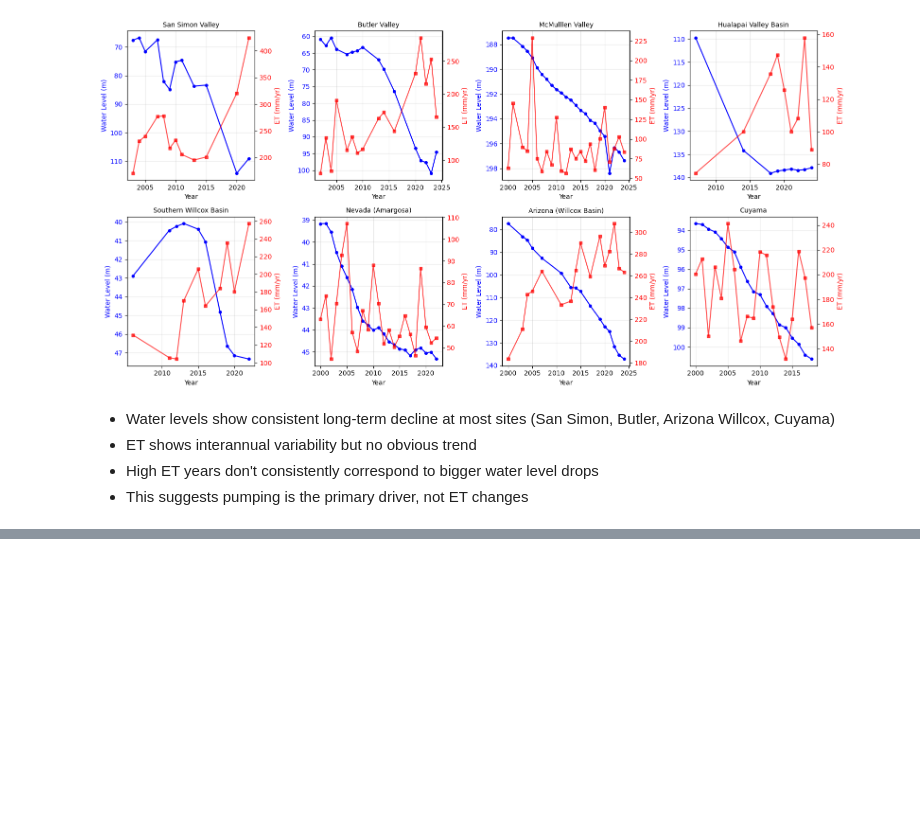
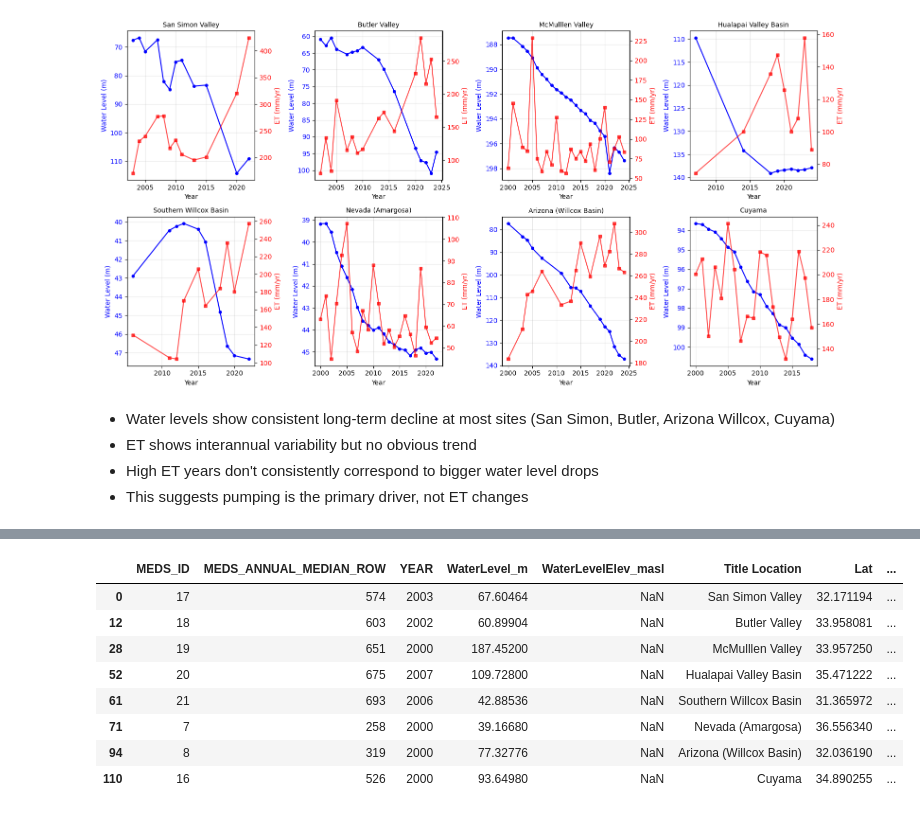
Before and after one commit to meds-AridGW/GW-depth-data-exploration, a Jupyter notebook: precipitation.ipynb, the cells around one changed output, grey strips where cells are left out. Cells and saved outputs as stored; diff of their text form; code cells hidden in the pictures; blank space fills up the shorter version.

```diff
--- a/precipitation.ipynb
+++ b/precipitation.ipynb
@@ -307,0 +434,37 @@ plt.show()
+# %%
+# open raster
+ds = xr.open_dataset(
+    "/capstone/aridgw/data/prism_ppt_us_30s_20200101_avg_30y.tif",
+    engine="rasterio"
+)
+
+# interpolate raster at site points
+values = ds["band_data"].interp(
+    x=xr.DataArray(et_gw_merged_all_sites["longitude"], dims="points"),
+    y=xr.DataArray(et_gw_merged_all_sites["latitude"], dims="points"),
+    method="nearest"
+).values
+
+# flatten to 1D
+et_gw_merged_all_sites["prism_precip_normal"] = values.flatten()
+
+# Multiply by 365 to get from mm/day to mm/year
+et_gw_merged_all_sites["prism_precip_normal_mm"] = (
+    et_gw_merged_all_sites["prism_precip_normal"] * 365
+)
+
+# Keep only one row per location
+subset_unique = et_gw_merged_all_sites.drop_duplicates(subset="Title Location")
+
+# Display in notebook
+display(subset_unique)
+# %% [output]
+|  | MEDS_ID | MEDS_ANNUAL_MEDIAN_ROW | YEAR | WaterLevel_m | WaterLevelElev_masl | Title Location | Lat | ... |
+| 0 | 17 | 574 | 2003 | 67.60464 | NaN | San Simon Valley | 32.171194 | ... |
+| 12 | 18 | 603 | 2002 | 60.89904 | NaN | Butler Valley | 33.958081 | ... |
+| 28 | 19 | 651 | 2000 | 187.45200 | NaN | McMulllen Valley | 33.957250 | ... |
+| 52 | 20 | 675 | 2007 | 109.72800 | NaN | Hualapai Valley Basin | 35.471222 | ... |
+| 61 | 21 | 693 | 2006 | 42.88536 | NaN | Southern Willcox Basin | 31.365972 | ... |
+| 71 | 7 | 258 | 2000 | 39.16680 | NaN | Nevada (Amargosa) | 36.556340 | ... |
+| 94 | 8 | 319 | 2000 | 77.32776 | NaN | Arizona (Willcox Basin) | 32.036190 | ... |
+| 110 | 16 | 526 | 2000 | 93.64980 | NaN | Cuyama | 34.890255 | ... |
```
Also changed, not shown: parts of 10 cells of this notebook.
